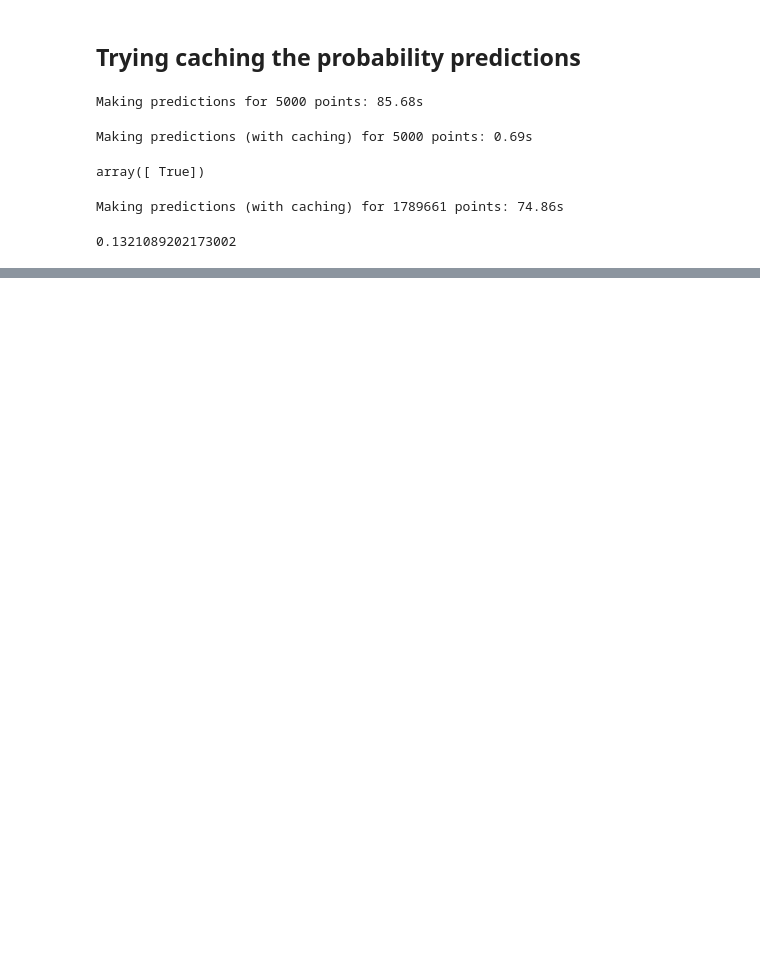
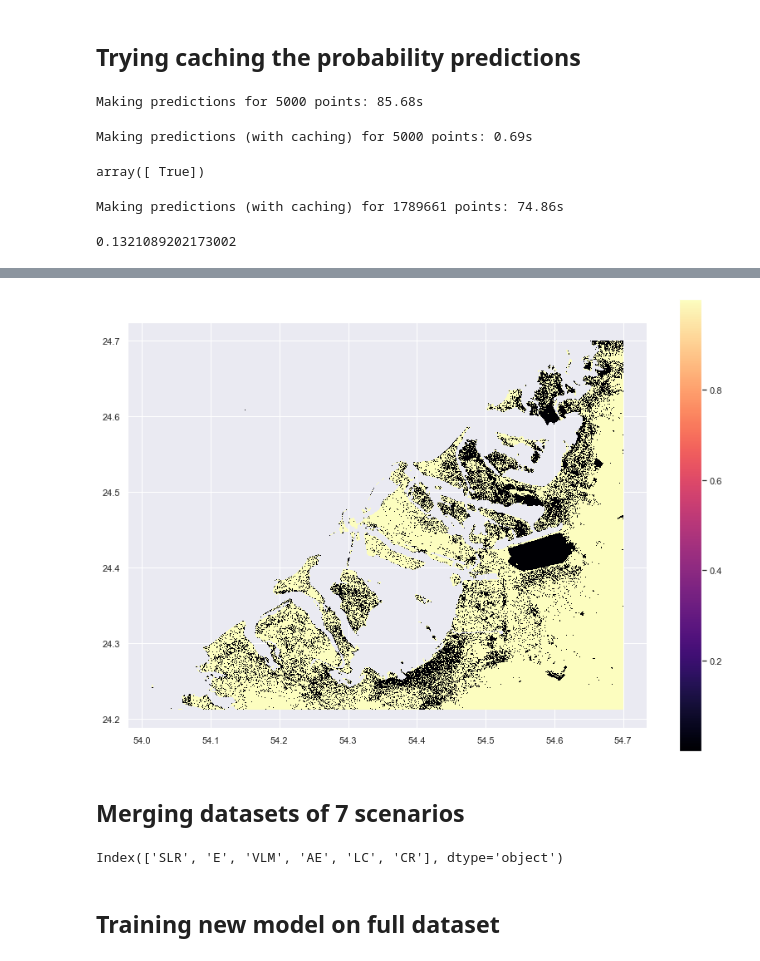
Before and after one commit to sashanksilwal/CRSLR, a Jupyter notebook: Ngoc/Training/Training data.ipynb, the cells around one changed output, grey strips where cells are left out. Drawn from its saved outputs; the diff is of its cells as text; code cells hidden in the pictures; blank space fills up the shorter version.

```diff
--- a/Ngoc/Training/Training data.ipynb
+++ b/Ngoc/Training/Training data.ipynb
@@ -489,0 +610,10 @@ mean_absolute_error(cr0['CR_1'], prob_preds_cache['CR_1'])
+# %%
+f, ax = plt.subplots(1, 1, figsize=(14, 10))
+ax = s5_geo.plot(column='CR_1_preds', ax=ax, legend=True, cmap='magma', edgecolor="face", linewidth=0.)
+# leg = ax.get_legend()
+# leg.set_bbox_to_anchor((1.25, 1))
+plt.show()
+# %% [output]
+[figure, added]
+# %% [markdown]
+## Merging datasets of 7 scenarios
@@ -489,0 +625,6 @@ mean_absolute_error(cr0['CR_1'], prob_preds_cache['CR_1'])
+# %%
+df_full.columns
+# %% [output]
+Index(['SLR', 'E', 'VLM', 'AE', 'LC', 'CR'], dtype='object')
+# %% [markdown]
+## Training new model on full dataset
```
Also changed, not shown: parts of 38 cells of this notebook.
